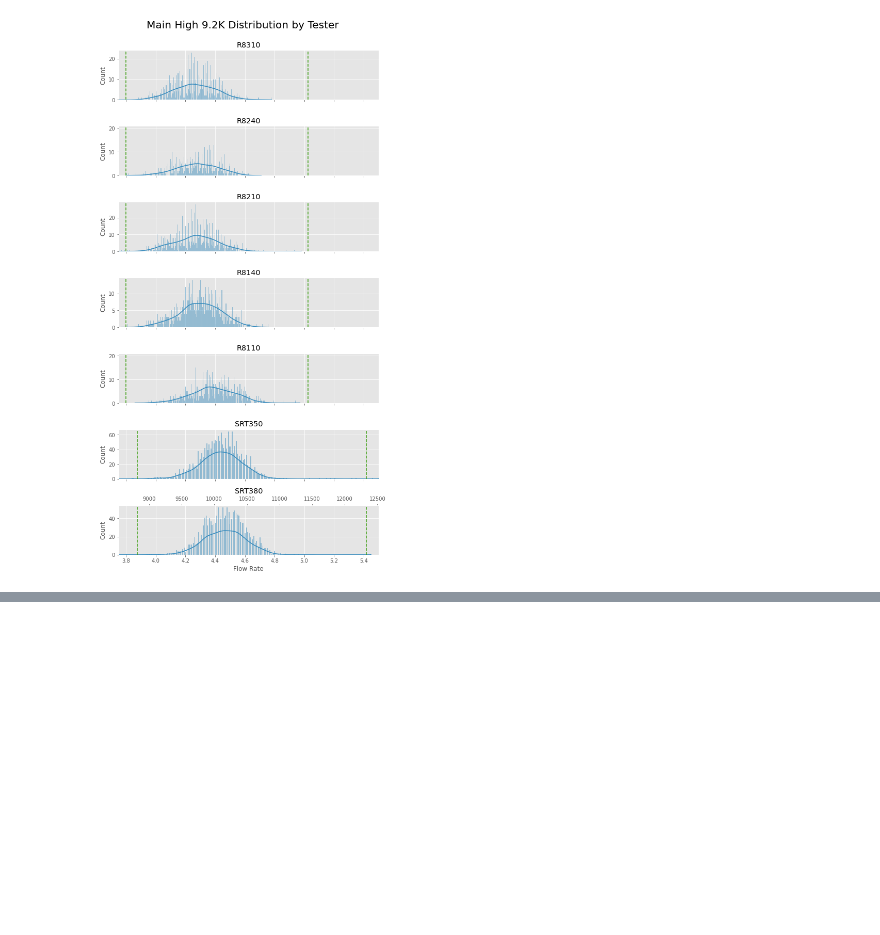
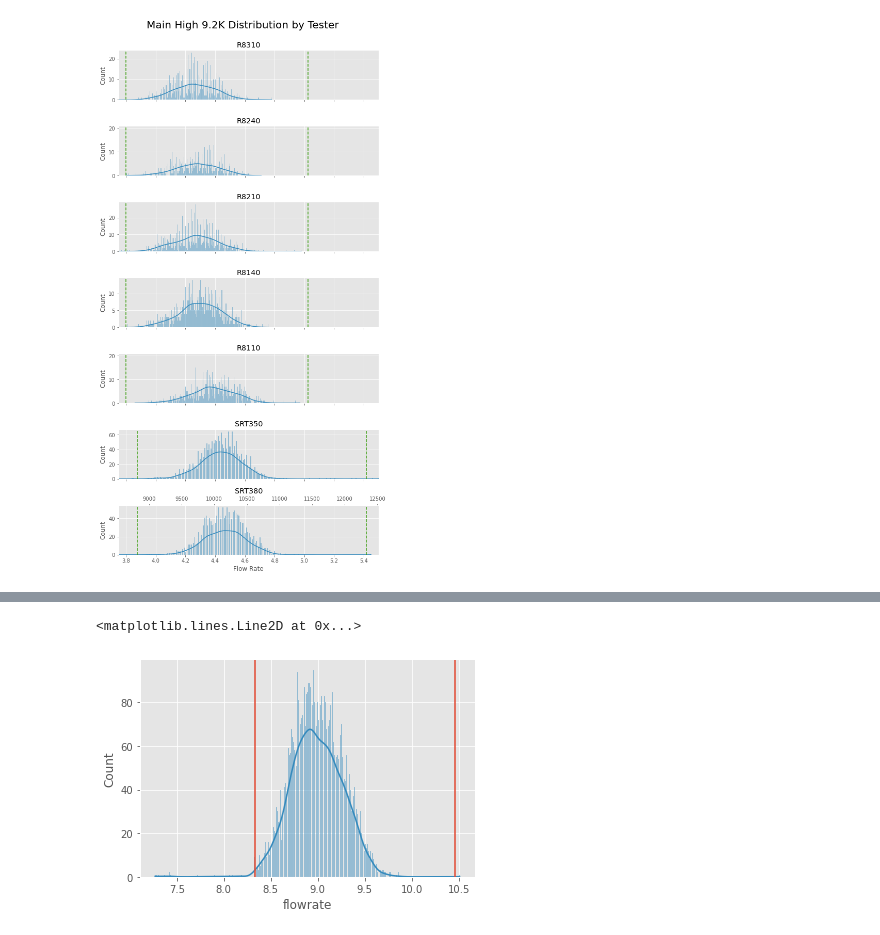
Before and after one commit to elkirk/wolf, a Jupyter notebook: edc-test-data/edc-test-data.ipynb, the cells around one changed output, grey strips where cells are left out. Cells and saved outputs as stored; diff of their text form; code cells hidden in the pictures; blank space fills up the shorter version.

```diff
--- a/edc-test-data/edc-test-data.ipynb
+++ b/edc-test-data/edc-test-data.ipynb
@@ -415,0 +441,7 @@ plt.show()
+# %%
+sns.histplot(mainhigh18k['flowrate'], bins=400, kde=True)
+plt.axvline(x=srt18klim['mh-lwr'])
+plt.axvline(x=srt18klim['mh-upr'])
+# %% [output]
+<matplotlib.lines.Line2D at 0x...>
+[figure, added]
```
Also changed, not shown: parts of 6 cells of this notebook, 1 other file.
